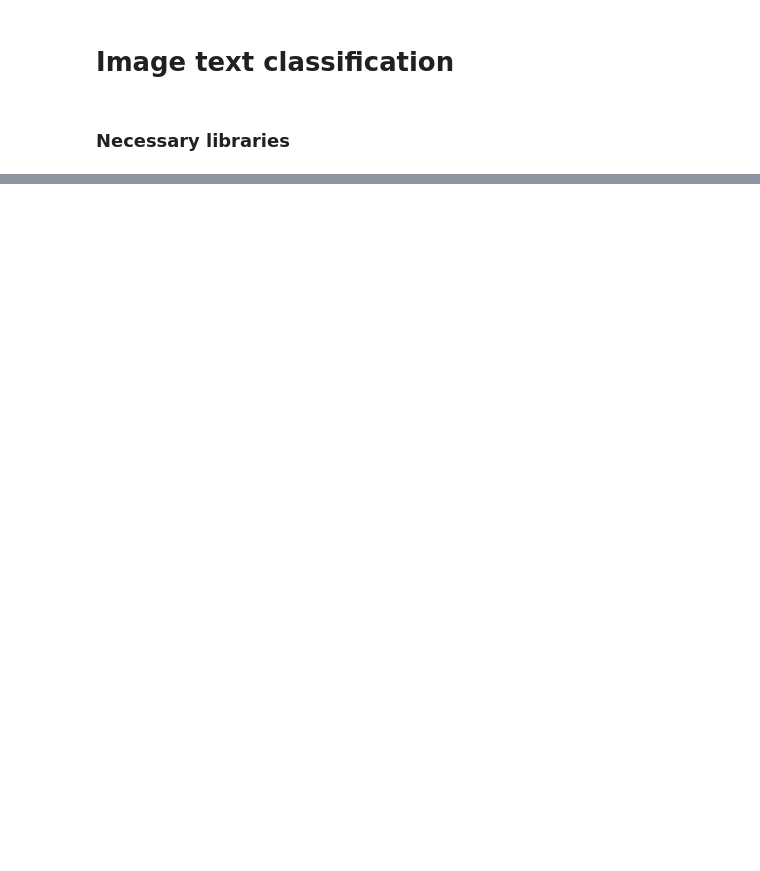
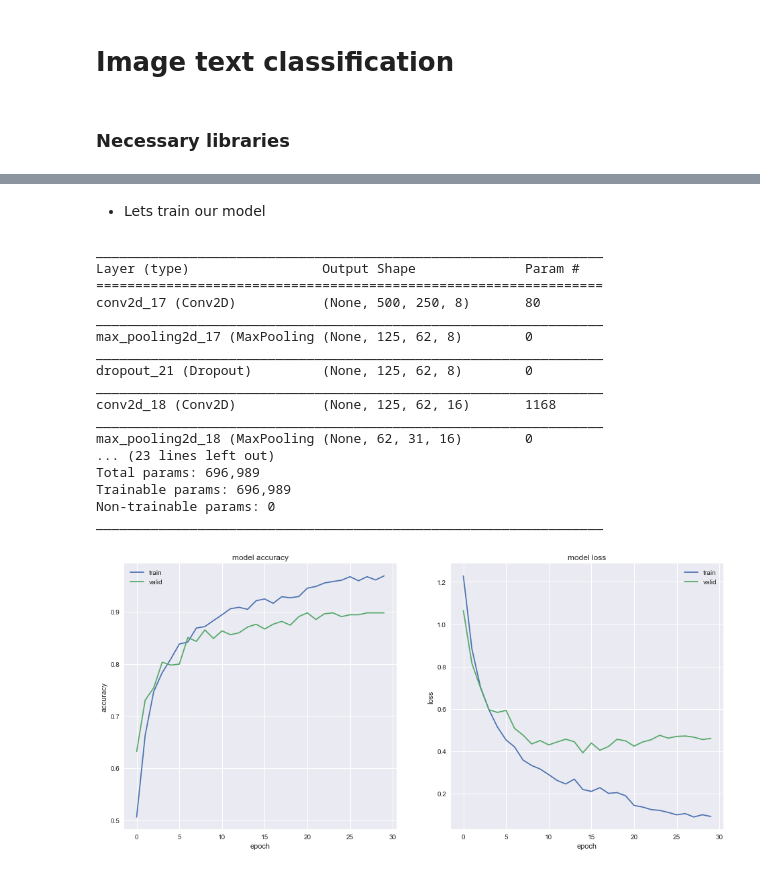
Before and after one commit to elamrily/document-classification, a Jupyter notebook: Notebooks/Notebookimage.ipynb, the cells around one changed output, grey strips where cells are left out. Saved outputs shown, nothing was run; the diff lists cells and outputs as text; code cells hidden in the pictures; blank space fills up the shorter version.

```diff
--- a/Notebooks/Notebookimage.ipynb
+++ b/Notebooks/Notebookimage.ipynb
@@ -103,0 +129,68 @@ Epoch 20/20
+# %% [markdown]
+- Lets train our model
+# %%
+# Sets parameters
+VALIDATION_SPLIT = .1
+num_classes = 5
+batch_size = 16
+epochs = 30
+
+# Convert class vectors to binary class matrices
+ytrain = keras.utils.to_categorical(ytrain, num_classes)
+
+# Create callbacks
+filepath = 'weight_cnn_class' + '.hdf5'
+multi_checkpointer = ModelCheckpoint(filepath=filepath, verbose=0)
+multi_lr_reduction = ReduceLROnPlateau(monitor='val_loss', patience=5, verbose=0, factor=0.2)
+
+# Training model
+input_shape = (Xtrain.shape[1], Xtrain.shape[2], 1)
+model = cnn_model(num_classes,input_shape)
+model.summary()
+history = model.fit(Xtrain, ytrain,
+                    batch_size=batch_size,
+                    epochs=epochs, verbose=0,
+                    validation_split=VALIDATION_SPLIT,
+                    callbacks=[multi_checkpointer,multi_lr_reduction])
+
+# Plot results
+plt.figure(figsize=(16,16))
+
+# summarize history for accuracy
+plt.subplot(2, 2, 1)
+plt.title('train')
+plt.plot(history.history['acc'])
+plt.plot(history.history['val_acc'])
+plt.title('model accuracy')
+plt.ylabel('accuracy')
+plt.xlabel('epoch')
+plt.legend(['train', 'valid'], loc='upper left')
+
+# summarize history for loss
+plt.subplot(2, 2, 2)
+plt.plot(history.history['loss'])
+plt.plot(history.history['val_loss'])
+plt.title('model loss')
+plt.ylabel('loss')
+plt.xlabel('epoch')
+plt.legend(['train', 'valid'], loc='upper right')
+plt.show()
+# %% [output]
+_________________________________________________________________
+Layer (type)                 Output Shape              Param #
+=================================================================
+conv2d_17 (Conv2D)           (None, 500, 250, 8)       80
+_________________________________________________________________
+max_pooling2d_17 (MaxPooling (None, 125, 62, 8)        0
+_________________________________________________________________
+dropout_21 (Dropout)         (None, 125, 62, 8)        0
+_________________________________________________________________
+conv2d_18 (Conv2D)           (None, 125, 62, 16)       1168
+_________________________________________________________________
+max_pooling2d_18 (MaxPooling (None, 62, 31, 16)        0
+... (23 lines left out)
+Total params: 696,989
+Trainable params: 696,989
+Non-trainable params: 0
+_________________________________________________________________
+[figure, added]
```
Also changed, not shown: parts of 28 cells of this notebook, 12 other files.
